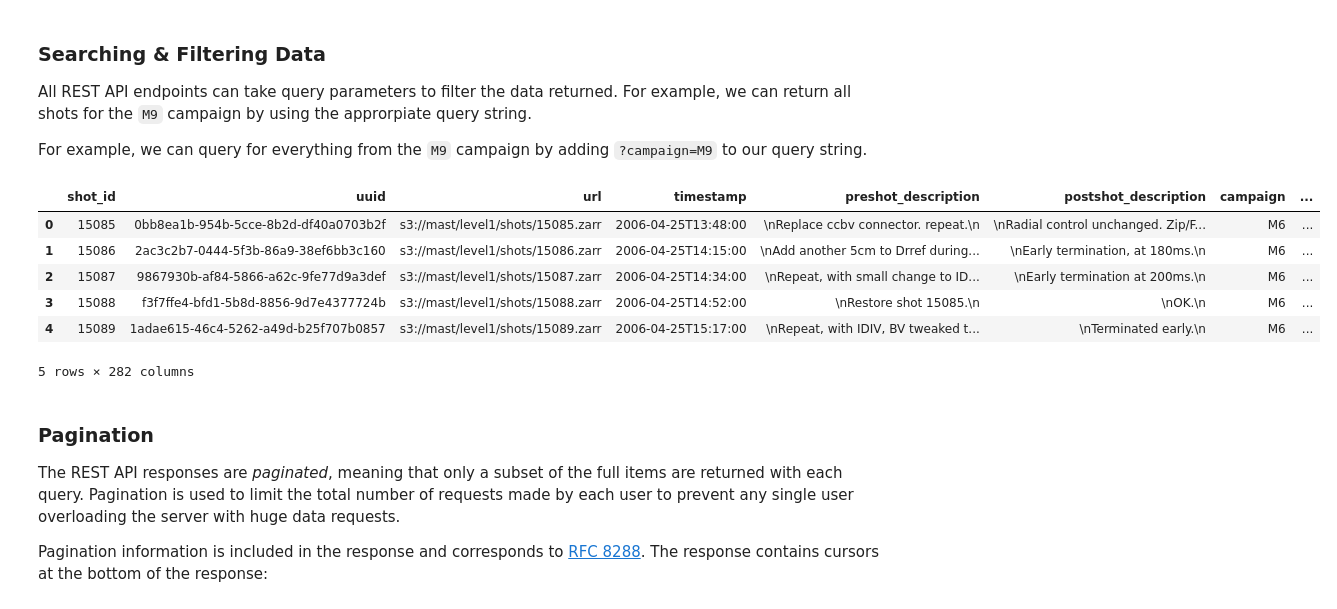
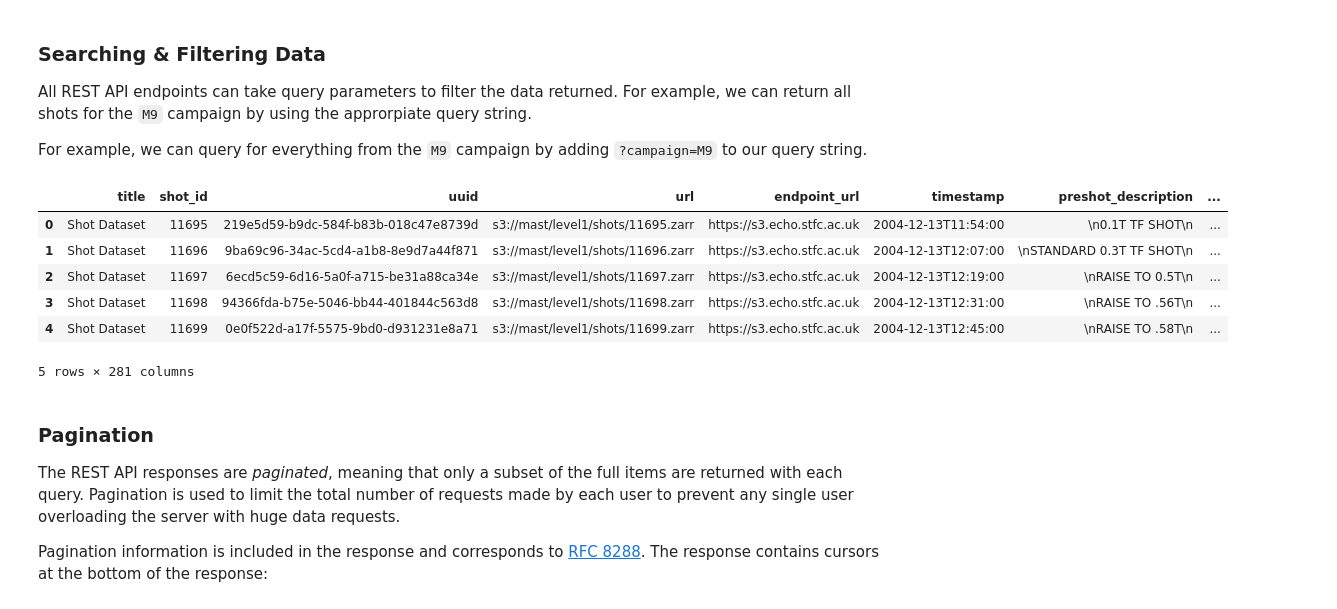
Before and after one commit to ukaea/fair-mast, a Jupyter notebook: src/api/static/_build/jupyter_execute/rest_api.ipynb, the cells around one changed output. Drawn from its saved outputs; the diff is of its cells as text; code cells hidden in the pictures.

Commit message:
fix: rest-api note book read json error

```diff
--- a/src/api/static/_build/jupyter_execute/rest_api.ipynb
+++ b/src/api/static/_build/jupyter_execute/rest_api.ipynb
@@ -67,17 +73,17 @@ All REST API endpoints can take query parameters to filter the data returned. Fo
 
 For example, we can query for everything from the `M9` campaign by adding `?campaign=M9` to our query string.
 # %%
-df = pd.read_json(f"{API_URL}/shots?campaign=M9")['items']
-df = pd.DataFrame(df.to_list())
+df = pd.read_json(f'{API_URL}/shots?campaign=M9', lines=True)['items'][0]
+df = pd.DataFrame(df)
 df.head()
 # %% [output]
-|  | shot_id | uuid | url | timestamp | preshot_description | postshot_description | campaign | ... |
-| 0 | 15085 | 0bb8ea1b-954b-5cce-8b2d-df40a0703b2f | s3://mast/level1/shots/15085.zarr | 2006-04-25T13:48:00 | \nReplace ccbv connector. repeat.\n | \nRadial control unchanged. Zip/F... | M6 | ... |
-| 1 | 15086 | 2ac3c2b7-0444-5f3b-86a9-38ef6bb3c160 | s3://mast/level1/shots/15086.zarr | 2006-04-25T14:15:00 | \nAdd another 5cm to Drref during... | \nEarly termination, at 180ms.\n | M6 | ... |
-| 2 | 15087 | 9867930b-af84-5866-a62c-9fe77d9a3def | s3://mast/level1/shots/15087.zarr | 2006-04-25T14:34:00 | \nRepeat, with small change to ID... | \nEarly termination at 200ms.\n | M6 | ... |
-| 3 | 15088 | f3f7ffe4-bfd1-5b8d-8856-9d7e4377724b | s3://mast/level1/shots/15088.zarr | 2006-04-25T14:52:00 | \nRestore shot 15085.\n | \nOK.\n | M6 | ... |
-| 4 | 15089 | 1adae615-46c4-5262-a49d-b25f707b0857 | s3://mast/level1/shots/15089.zarr | 2006-04-25T15:17:00 | \nRepeat, with IDIV, BV tweaked t... | \nTerminated early.\n | M6 | ... |
+|  | title | shot_id | uuid | url | endpoint_url | timestamp | preshot_description | ... |
+| 0 | Shot Dataset | 11695 | 219e5d59-b9dc-584f-b83b-018c47e8739d | s3://mast/level1/shots/11695.zarr | https://s3.echo.stfc.ac.uk | 2004-12-13T11:54:00 | \n0.1T TF SHOT\n | ... |
+| 1 | Shot Dataset | 11696 | 9ba69c96-34ac-5cd4-a1b8-8e9d7a44f871 | s3://mast/level1/shots/11696.zarr | https://s3.echo.stfc.ac.uk | 2004-12-13T12:07:00 | \nSTANDARD 0.3T TF SHOT\n | ... |
+| 2 | Shot Dataset | 11697 | 6ecd5c59-6d16-5a0f-a715-be31a88ca34e | s3://mast/level1/shots/11697.zarr | https://s3.echo.stfc.ac.uk | 2004-12-13T12:19:00 | \nRAISE TO 0.5T\n | ... |
+| 3 | Shot Dataset | 11698 | 94366fda-b75e-5046-bb44-401844c563d8 | s3://mast/level1/shots/11698.zarr | https://s3.echo.stfc.ac.uk | 2004-12-13T12:31:00 | \nRAISE TO .56T\n | ... |
+| 4 | Shot Dataset | 11699 | 0e0f522d-a17f-5575-9bd0-d931231e8a71 | s3://mast/level1/shots/11699.zarr | https://s3.echo.stfc.ac.uk | 2004-12-13T12:45:00 | \nRAISE TO .58T\n | ... |
-5 rows × 282 columns
+5 rows × 281 columns
 # %% [markdown]
 ### Pagination
 The REST API responses are _paginated_, meaning that only a subset of the full items are returned with each query. Pagination is used to limit the total number of requests made by each user to prevent any single user overloading the server with huge data requests.
```
Also changed, not shown: parts of 2 cells of this notebook, 38 other files.
